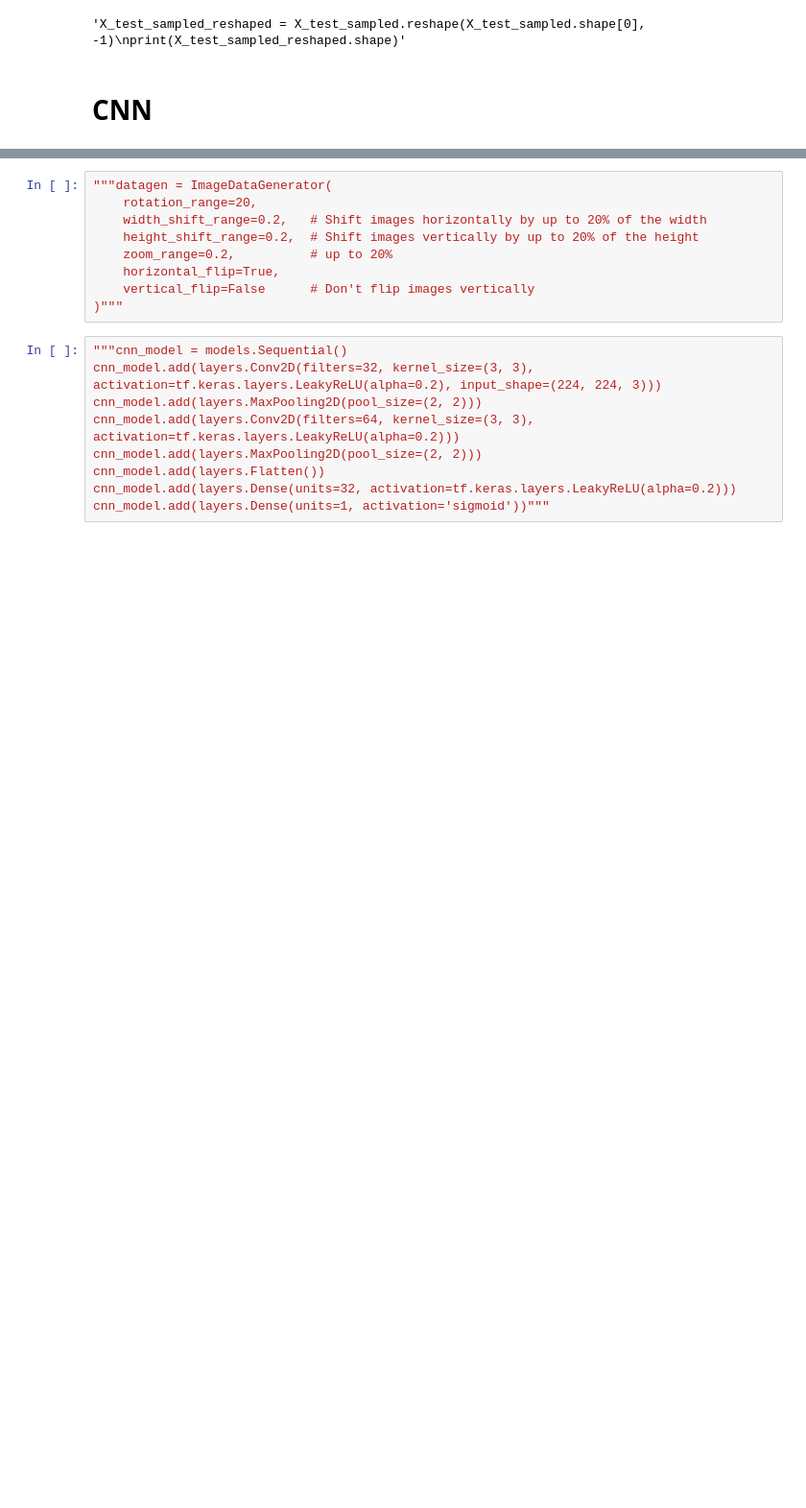
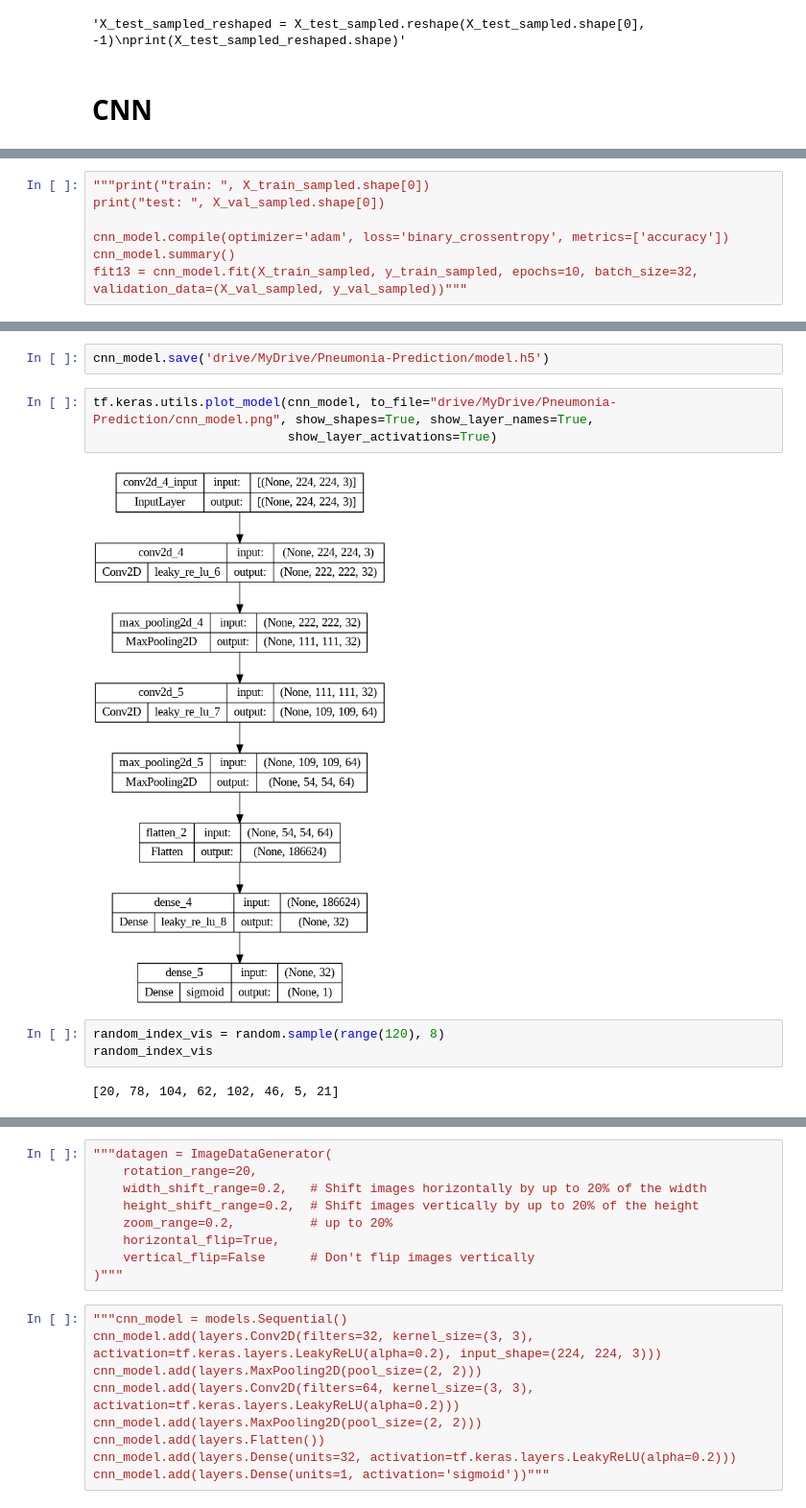
Before and after one commit to kendraliu/Pneumonia-Prediction, a Jupyter notebook: training_nn.ipynb, the cells around one changed output, grey strips where cells are left out. Shown at 96% size. Drawn from its saved outputs; the diff is of its cells as text; blank space fills up the shorter version.

```diff
--- a/training_nn.ipynb
+++ b/training_nn.ipynb
@@ -313,0 +370,7 @@ print(X_test_sampled_reshaped.shape)"""
+# %%
+"""print("train: ", X_train_sampled.shape[0])
+print("test: ", X_val_sampled.shape[0])
+
+cnn_model.compile(optimizer='adam', loss='binary_crossentropy', metrics=['accuracy'])
+cnn_model.summary()
+fit13 = cnn_model.fit(X_train_sampled, y_train_sampled, epochs=10, batch_size=32, validation_data=(X_val_sampled, y_val_sampled))"""
@@ -313,0 +471,12 @@ print(X_test_sampled_reshaped.shape)"""
+# %%
+cnn_model.save('drive/MyDrive/Pneumonia-Prediction/model.h5')
+# %%
+tf.keras.utils.plot_model(cnn_model, to_file="drive/MyDrive/Pneumonia-Prediction/cnn_model.png", show_shapes=True, show_layer_names=True,
+                          show_layer_activations=True)
+# %% [output]
+[figure, added]
+# %%
+random_index_vis = random.sample(range(120), 8)
+random_index_vis
+# %% [output]
+[20, 78, 104, 62, 102, 46, 5, 21]
```
Also changed, not shown: parts of 22 cells of this notebook.
